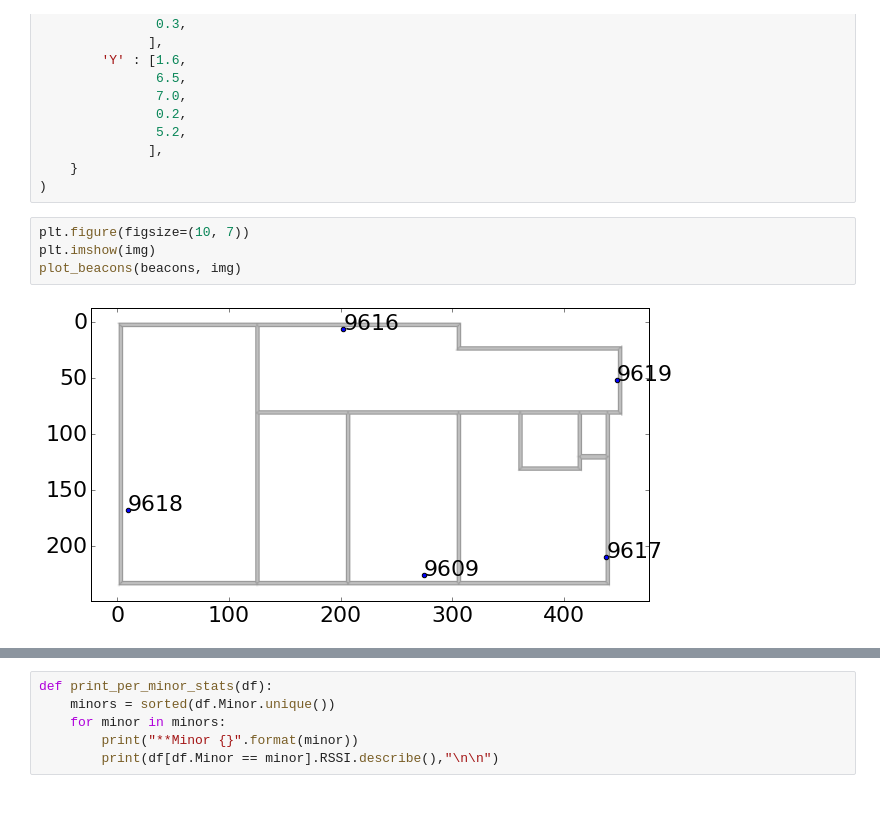
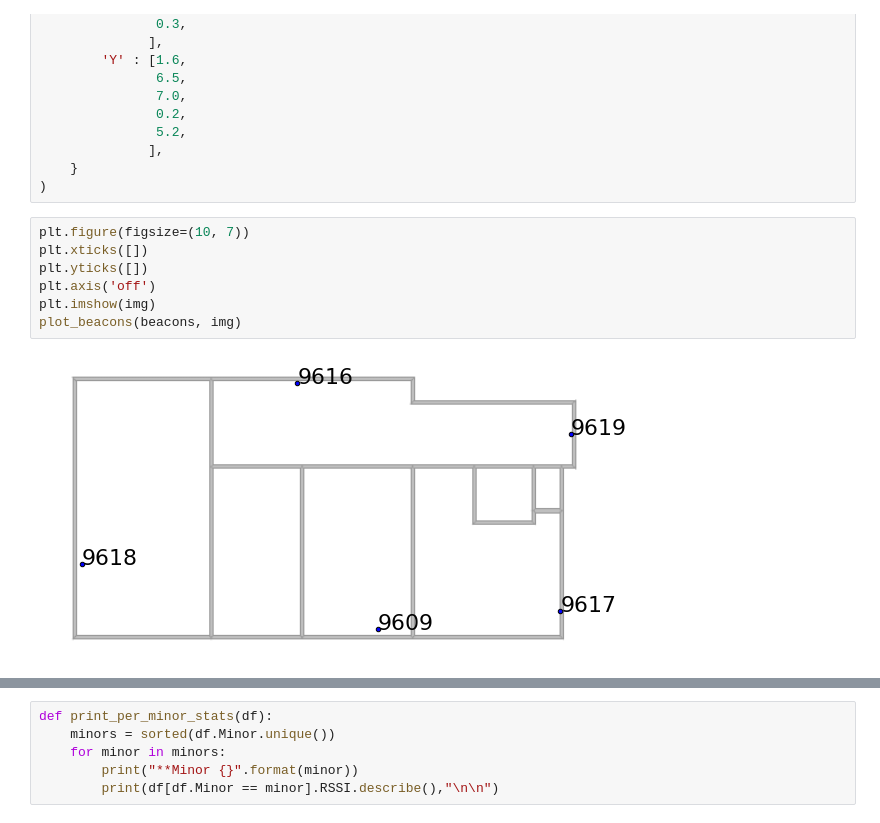
Before and after one commit to Informhunter/IPS, a Jupyter notebook: JupiterNB/data_from_db_analysis/data_visualisation.ipynb, the cells around one changed output, grey strips where cells are left out. Cells and saved outputs as stored; diff of their text form.

Commit message:
Improved visualisation.

```diff
--- a/JupiterNB/data_from_db_analysis/data_visualisation.ipynb
+++ b/JupiterNB/data_from_db_analysis/data_visualisation.ipynb
@@ -46,10 +46,13 @@ beacons = pd.DataFrame(
 )
 # %%
 plt.figure(figsize=(10, 7))
+plt.xticks([])
+plt.yticks([])
+plt.axis('off')
 plt.imshow(img)
 plot_beacons(beacons, img)
 # %% [output]
-[figure, old version]
+[figure, new version]
 # %%
 plot_session(straight_line, img, beacons=beacons)
 # %% [output]
```
Also changed, not shown: parts of 24 cells of this notebook, 1 other file.
